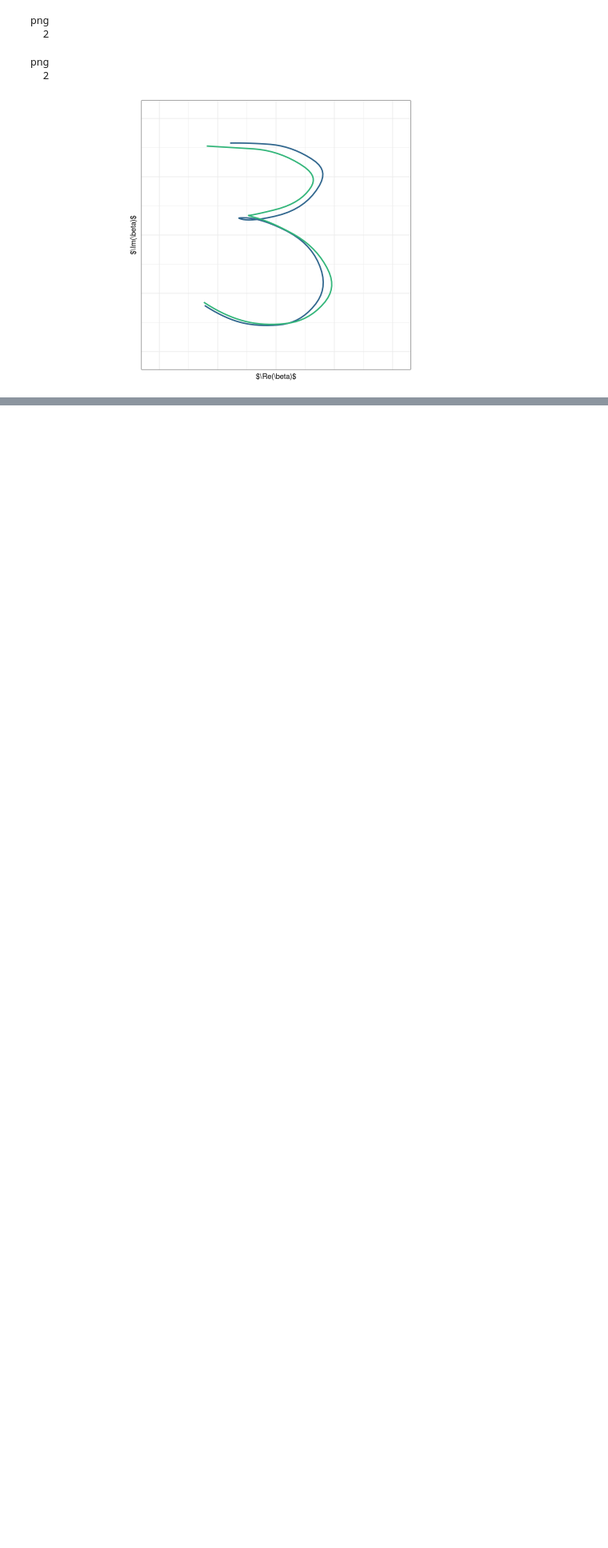
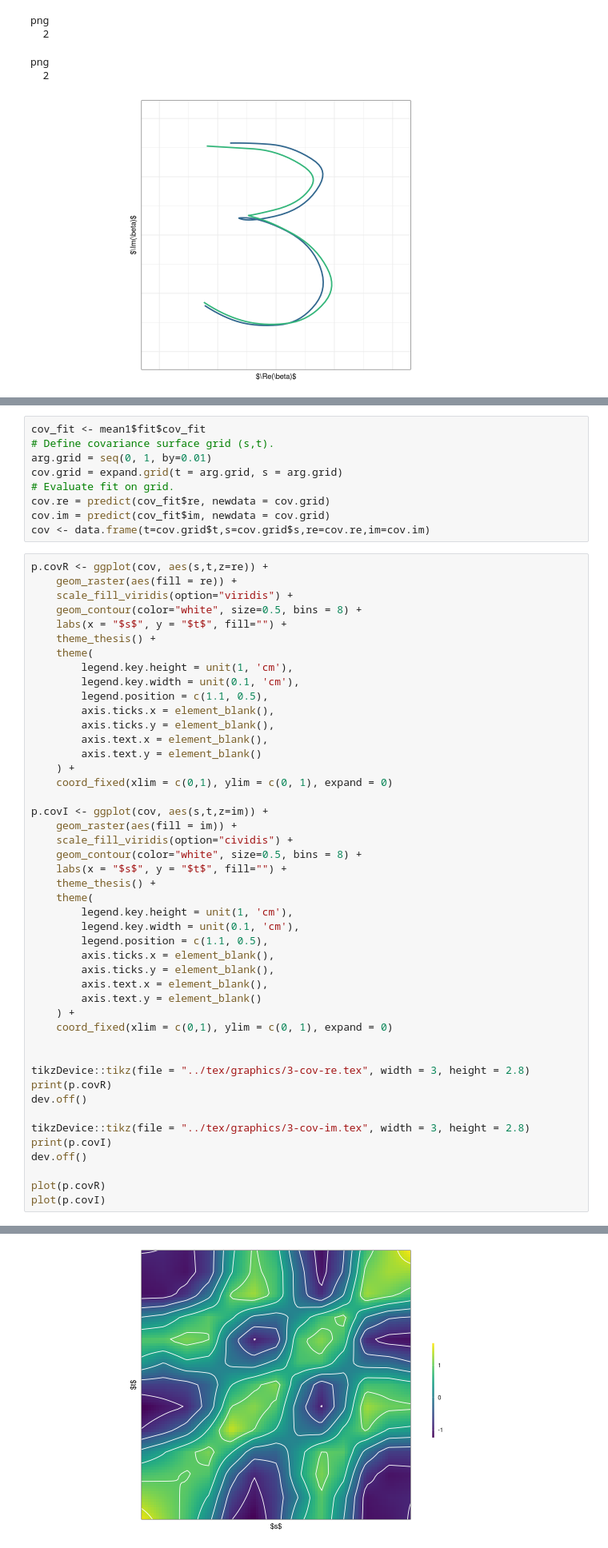
Before and after one commit to mpff/masterthesis, a Jupyter notebook: notebooks/Thesis_Plots.ipynb, the cells around one changed output, grey strips where cells are left out. Shown at 80% size. Drawn from its saved outputs; the diff is of its cells as text; blank space fills up the shorter version.

```diff
--- a/notebooks/Thesis_Plots.ipynb
+++ b/notebooks/Thesis_Plots.ipynb
@@ -484,0 +641,56 @@ png
+# %%
+cov_fit <- mean1$fit$cov_fit
+# Define covariance surface grid (s,t).
+arg.grid = seq(0, 1, by=0.01)
+cov.grid = expand.grid(t = arg.grid, s = arg.grid)
+# Evaluate fit on grid.
+cov.re = predict(cov_fit$re, newdata = cov.grid)
+cov.im = predict(cov_fit$im, newdata = cov.grid)
+cov <- data.frame(t=cov.grid$t,s=cov.grid$s,re=cov.re,im=cov.im)
+# %%
+p.covR <- ggplot(cov, aes(s,t,z=re)) +
+    geom_raster(aes(fill = re)) +
+    scale_fill_viridis(option="viridis") +
+    geom_contour(color="white", size=0.5, bins = 8) +
+    labs(x = "$s$", y = "$t$", fill="") +
+    theme_thesis() +
+    theme(
+        legend.key.height = unit(1, 'cm'),
+        legend.key.width = unit(0.1, 'cm'),
+        legend.position = c(1.1, 0.5),
+        axis.ticks.x = element_blank(),
+        axis.ticks.y = element_blank(),
+        axis.text.x = element_blank(),
+        axis.text.y = element_blank()
+    ) +
+    coord_fixed(xlim = c(0,1), ylim = c(0, 1), expand = 0)
+
+p.covI <- ggplot(cov, aes(s,t,z=im)) +
+    geom_raster(aes(fill = im)) +
+    scale_fill_viridis(option="cividis") +
+    geom_contour(color="white", size=0.5, bins = 8) +
+    labs(x = "$s$", y = "$t$", fill="") +
+    theme_thesis() +
+    theme(
+        legend.key.height = unit(1, 'cm'),
+        legend.key.width = unit(0.1, 'cm'),
+        legend.position = c(1.1, 0.5),
+        axis.ticks.x = element_blank(),
+        axis.ticks.y = element_blank(),
+        axis.text.x = element_blank(),
+        axis.text.y = element_blank()
+    ) +
+    coord_fixed(xlim = c(0,1), ylim = c(0, 1), expand = 0)
+
+
+tikzDevice::tikz(file = "../tex/graphics/3-cov-re.tex", width = 3, height = 2.8)
+print(p.covR)
+dev.off()
+
+tikzDevice::tikz(file = "../tex/graphics/3-cov-im.tex", width = 3, height = 2.8)
+print(p.covI)
+dev.off()
+
+plot(p.covR)
+plot(p.covI)
+# %% [output]
@@ -484,0 +701 @@ png
+[figure, added]
```
Also changed, not shown: parts of 13 cells of this notebook, 26 other files.
